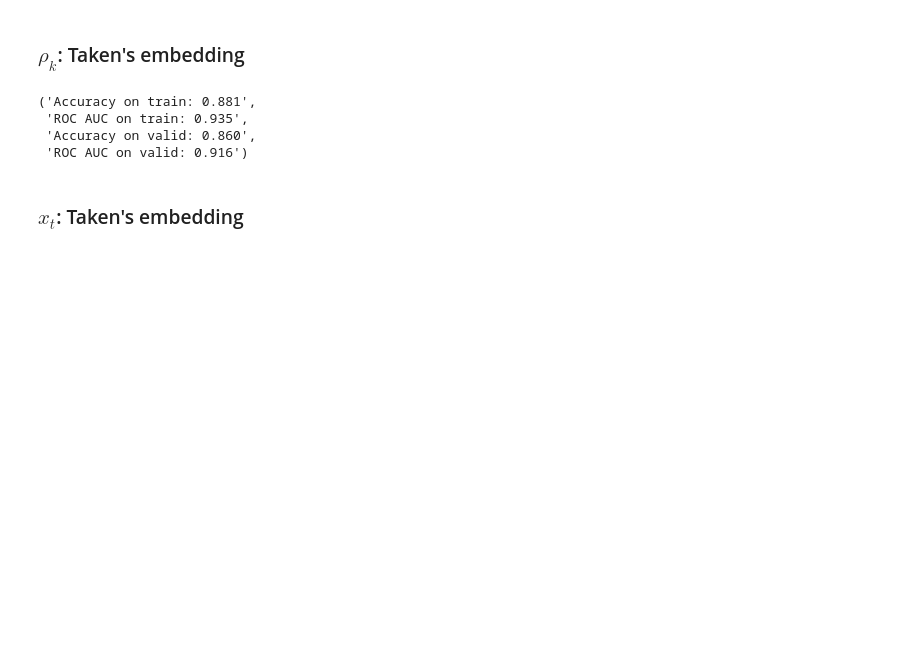
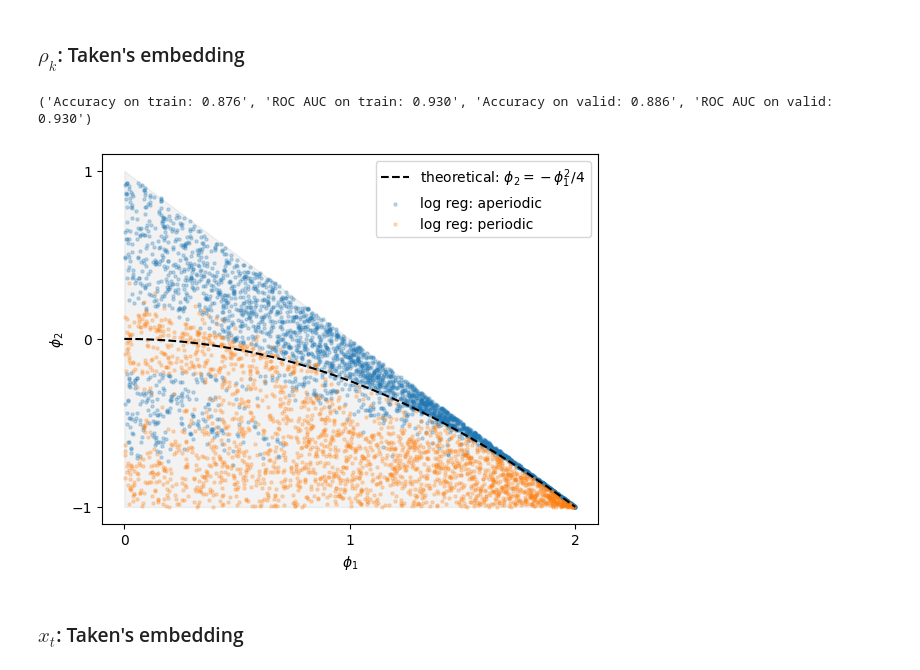
Before and after one commit to griegner/dsc214, a Jupyter notebook: project/01-report.ipynb, the cells around one changed output. Drawn from its saved outputs; the diff is of its cells as text; code cells hidden in the pictures; blank space fills up the shorter version.

```diff
--- a/project/01-report.ipynb
+++ b/project/01-report.ipynb
@@ -55,37 +72,38 @@ get_accuracy(model, X_train, X_valid, y_train, y_valid)
 # %%
 def sim_xy(idx, n_lags):
     """return persistence entropy from takens embedding of acf"""
     y = idx % 2
     phis = nb_utils.gen_ar2_coeffs(oscillatory=y, phi1="positive", random_seed=idx)
     x_acf = acf_utils.ar_to_acf(phis, n_lags=n_lags)  # theoretical acf
-    return x_acf, y
+    return phis, x_acf, y
 
 
 n_jobs = -1
 pipeline = Pipeline(
     [
         ("emb", TakensEmbedding(time_delay=1, dimension=2)),
         ("pca", CollectionTransformer(PCA(n_components=2), n_jobs=n_jobs)),
         ("vr", VietorisRipsPersistence(homology_dimensions=(0, 1), n_jobs=n_jobs)),
         ("scaler", Scaler(metric="bottleneck")),
         ("features", NumberOfPoints()),
     ]
 )
 
 
-Xs_acf, ys = zip(*[(sim_xy(idx, n_lags)) for idx in range(n_repeats)])
-Xs_acf, ys = np.array(Xs_acf), np.array(ys)
+phis, Xs_acf, ys = zip(*[(sim_xy(idx, n_lags)) for idx in range(n_repeats)])
+phis, Xs_acf, ys = np.array(phis), np.array(Xs_acf), np.array(ys)
 Xs = pipeline.fit_transform(Xs_acf)
 
 # fit classifier
-X_train, X_valid, y_train, y_valid = train_test_split(Xs, ys, test_size=0.1, random_state=0)
+X_train, X_valid, y_train, y_valid = train_test_split(Xs, ys, test_size=0.2, random_state=0)
 model.fit(X_train, y_train)
-get_accuracy(model, X_train, X_valid, y_train, y_valid)
+
+# compare classifier
+print(get_accuracy(model, X_train, X_valid, y_train, y_valid))
+plot_classification(model, Xs, phis)
 # %% [output]
-('Accuracy on train: 0.881',
- 'ROC AUC on train: 0.935',
- 'Accuracy on valid: 0.860',
- 'ROC AUC on valid: 0.916')
+('Accuracy on train: 0.876', 'ROC AUC on train: 0.930', 'Accuracy on valid: 0.886', 'ROC AUC on valid: 0.930')
+[figure, added]
 # %% [markdown]
 ### $x_t$: Taken's embedding
 # %%
```
Also changed, not shown: parts of 3 cells of this notebook, 1 other file.
